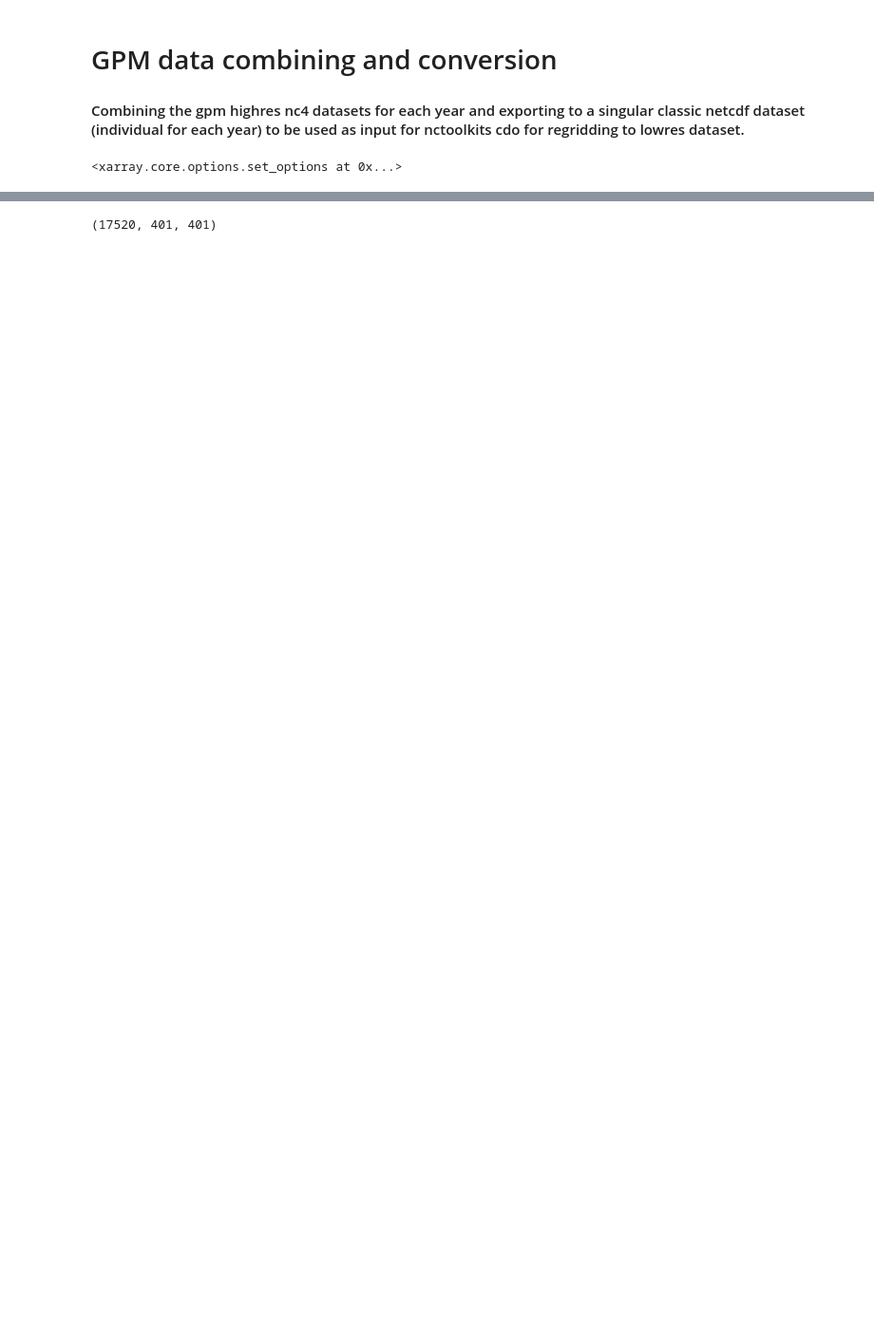
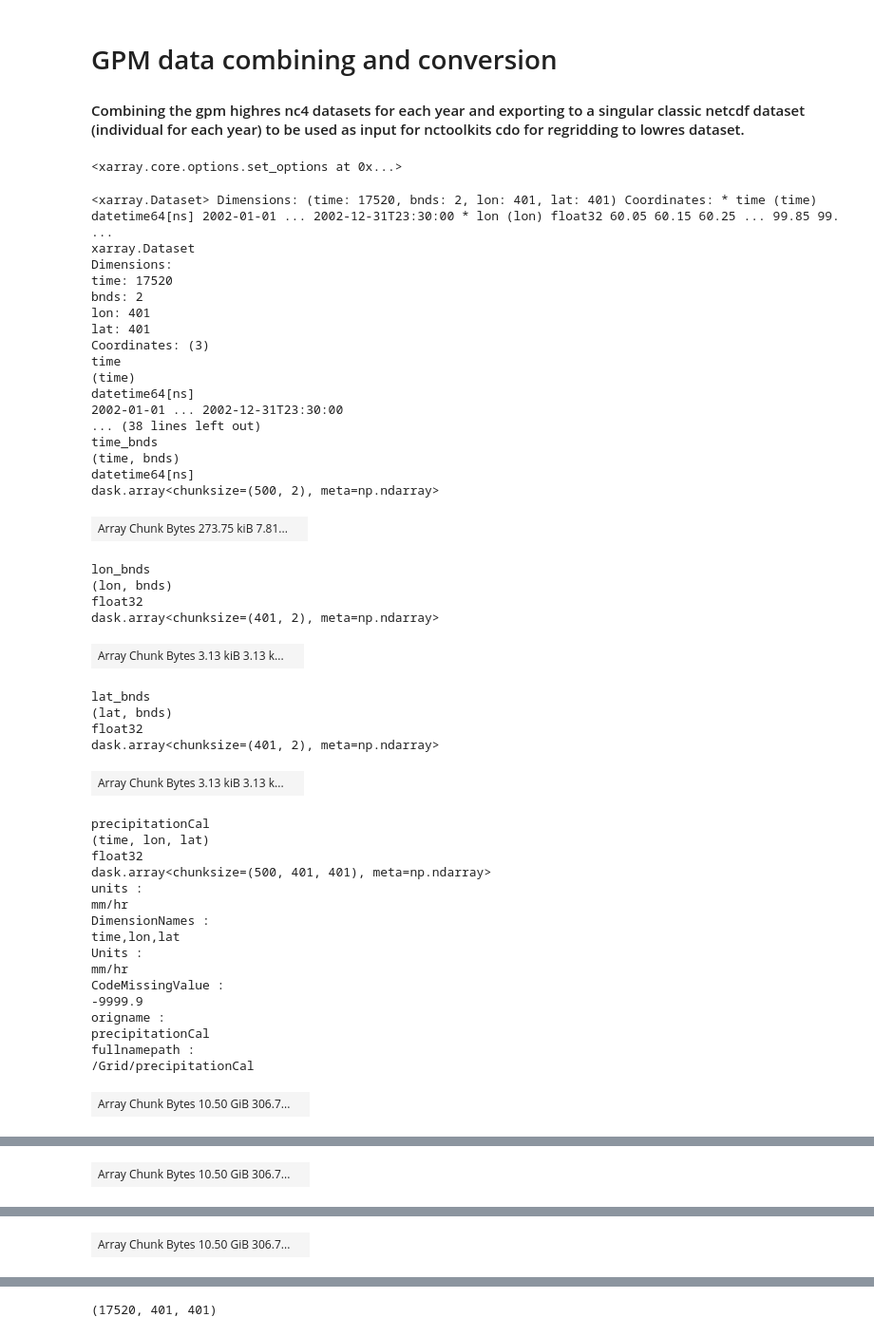
Before and after one commit to adisen99/msc_project, a Jupyter notebook: test.ipynb, the cells around one changed output, grey strips where cells are left out. Shown at 95% size. Saved outputs shown, nothing was run; the diff lists cells and outputs as text; code cells hidden in the pictures; blank space fills up the shorter version.

```diff
--- a/test.ipynb
+++ b/test.ipynb
@@ -26,2 +29,48 @@ ds1 = xr.open_dataset('./data/GPM_data/gpm_2017.nc')
 # %%
-# ds1
+ds1
+# %% [output]
+<xarray.Dataset> Dimensions: (time: 17520, bnds: 2, lon: 401, lat: 401) Coordinates: * time (time) datetime64[ns] 2002-01-01 ... 2002-12-31T23:30:00 * lon (lon) float32 60.05 60.15 60.25 ... 99.85 99. ...
+xarray.Dataset
+Dimensions:
+time: 17520
+bnds: 2
+lon: 401
+lat: 401
+Coordinates: (3)
+time
+(time)
+datetime64[ns]
+2002-01-01 ... 2002-12-31T23:30:00
+... (38 lines left out)
+time_bnds
+(time, bnds)
+datetime64[ns]
+dask.array<chunksize=(500, 2), meta=np.ndarray>
+| Array Chunk Bytes 273.75 kiB 7.81... |  |
+lon_bnds
+(lon, bnds)
+float32
+dask.array<chunksize=(401, 2), meta=np.ndarray>
+| Array Chunk Bytes 3.13 kiB 3.13 k... |  |
+lat_bnds
+(lat, bnds)
+float32
+dask.array<chunksize=(401, 2), meta=np.ndarray>
+| Array Chunk Bytes 3.13 kiB 3.13 k... |  |
+precipitationCal
+(time, lon, lat)
+float32
+dask.array<chunksize=(500, 401, 401), meta=np.ndarray>
+units :
+mm/hr
+DimensionNames :
+time,lon,lat
+Units :
+mm/hr
+CodeMissingValue :
+-9999.9
+origname :
+precipitationCal
+fullnamepath :
+/Grid/precipitationCal
+| Array Chunk Bytes 10.50 GiB 306.7... |  |
@@ -27,0 +93 @@ ds1 = xr.open_dataset('./data/GPM_data/gpm_2017.nc')
+| Array Chunk Bytes 10.50 GiB 306.7... |  |
@@ -27,0 +110 @@ ds1 = xr.open_dataset('./data/GPM_data/gpm_2017.nc')
+| Array Chunk Bytes 10.50 GiB 306.7... |  |
```
Also changed, not shown: parts of 8 cells of this notebook, 6 other files.
